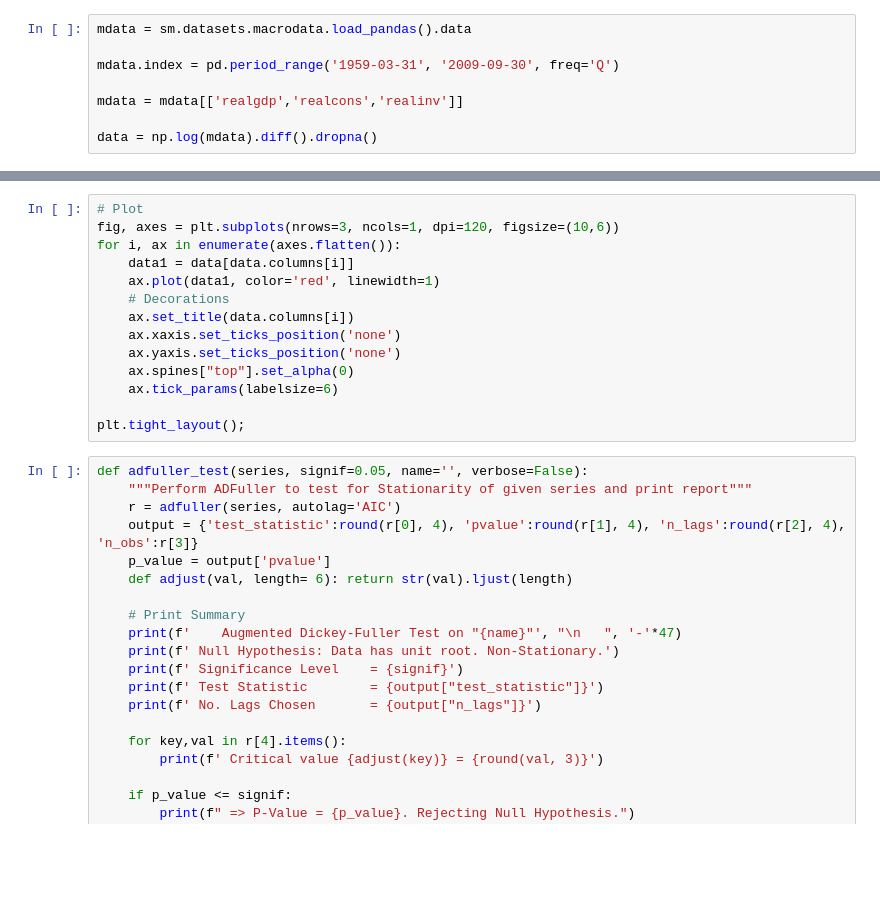
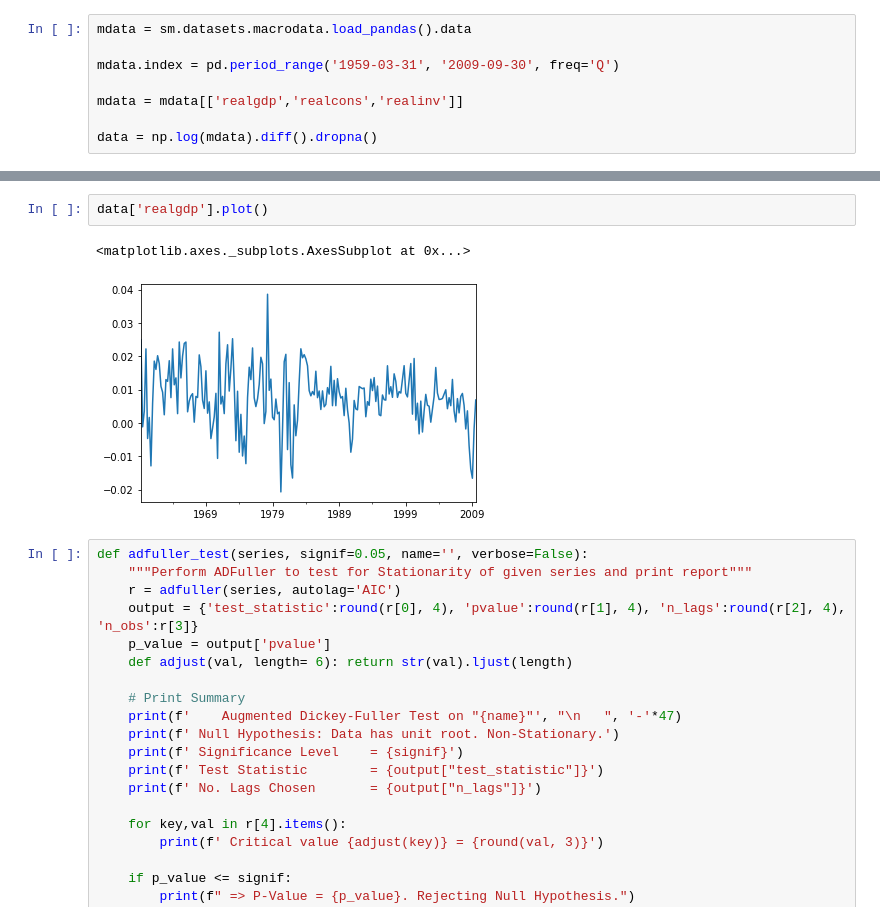
Before and after one commit to jslr1997/ECOG2046, a Jupyter notebook: notebooks/8_VAR.ipynb, the cells around one changed output, grey strips where cells are left out. Drawn from its saved outputs; the diff is of its cells as text; blank space fills up the shorter version.

```diff
--- a/notebooks/8_VAR.ipynb
+++ b/notebooks/8_VAR.ipynb
@@ -21,17 +38,8 @@ data
-# %%
-# Plot
-fig, axes = plt.subplots(nrows=3, ncols=1, dpi=120, figsize=(10,6))
-for i, ax in enumerate(axes.flatten()):
-    data1 = data[data.columns[i]]
-    ax.plot(data1, color='red', linewidth=1)
-    # Decorations
-    ax.set_title(data.columns[i])
-    ax.xaxis.set_ticks_position('none')
-    ax.yaxis.set_ticks_position('none')
-    ax.spines["top"].set_alpha(0)
-    ax.tick_params(labelsize=6)
-
-plt.tight_layout();
+# %%
+data['realgdp'].plot()
+# %% [output]
+<matplotlib.axes._subplots.AxesSubplot at 0x...>
+[figure, added]
 # %%
 def adfuller_test(series, signif=0.05, name='', verbose=False):
     """Perform ADFuller to test for Stationarity of given series and print report"""
```
Also changed, not shown: parts of 9 cells of this notebook.
